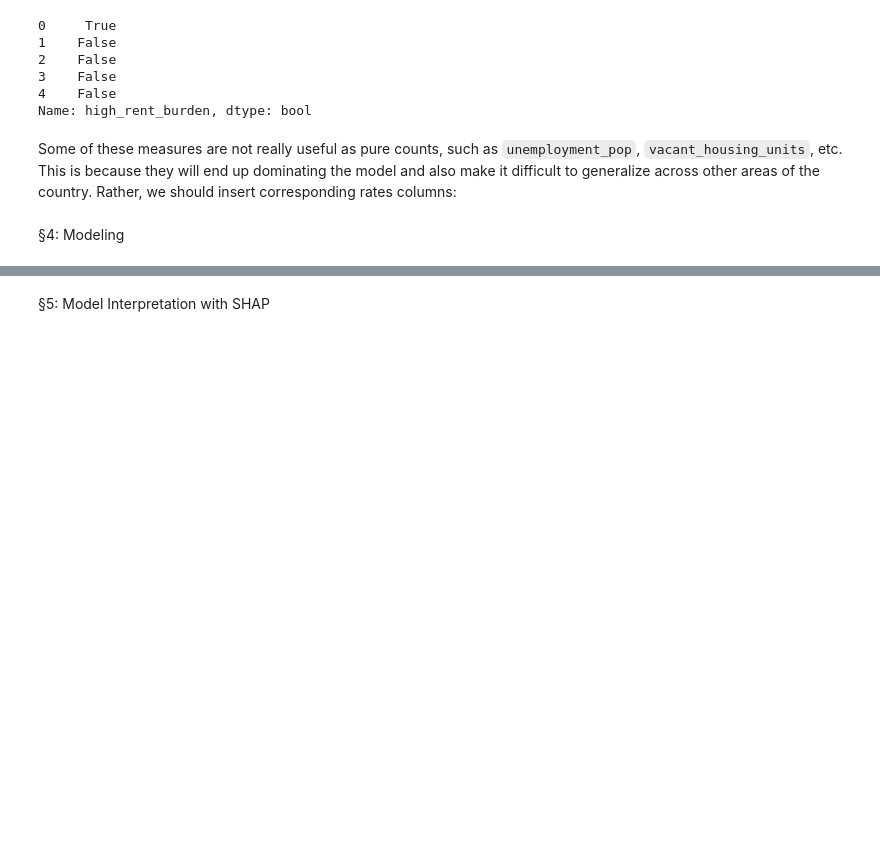
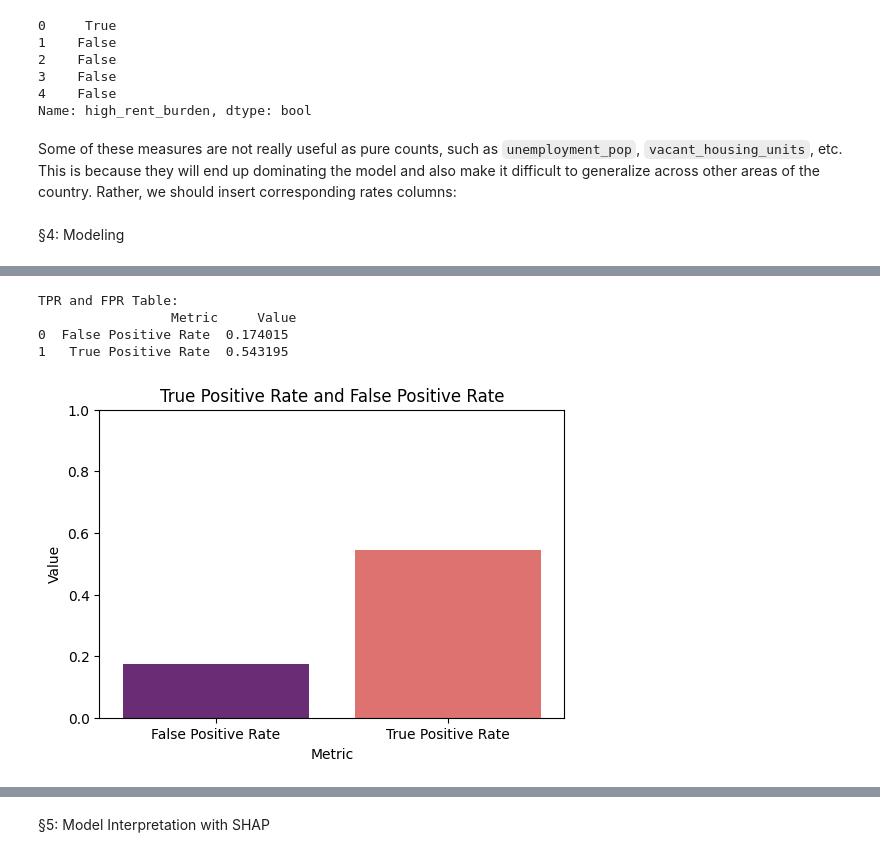
Before and after one commit to KamronAggorURI/Machine-Learning-Final, a Jupyter notebook: notebooks/Final.ipynb, the cells around one changed output, grey strips where cells are left out. Cells and saved outputs as stored; diff of their text form; code cells hidden in the pictures; blank space fills up the shorter version.

```diff
--- a/notebooks/Final.ipynb
+++ b/notebooks/Final.ipynb
@@ -277,0 +378,19 @@ weighted avg       0.70      0.71      0.70     17079
+# %%
+# table for false positive and true positive rates
+tpr_fpr_df = pd.DataFrame({
+    'Metric': ['False Positive Rate', 'True Positive Rate'],
+    'Value': [false_positive_rate, true_positive_rate]
+})
+print("\nTPR and FPR Table:\n", tpr_fpr_df)
+# visualization for false positive and true positive rates
+plt.figure(figsize=(6,4))
+sns.barplot(x='Metric', y='Value', data=tpr_fpr_df, palette='magma', hue='Metric', dodge=False)
+plt.ylim(0, 1)
+plt.title('True Positive Rate and False Positive Rate')
+plt.show()
+# %% [output]
+TPR and FPR Table:
+                 Metric     Value
+0  False Positive Rate  0.174015
+1   True Positive Rate  0.543195
+[figure, added]
```
Also changed, not shown: parts of 18 cells of this notebook.
